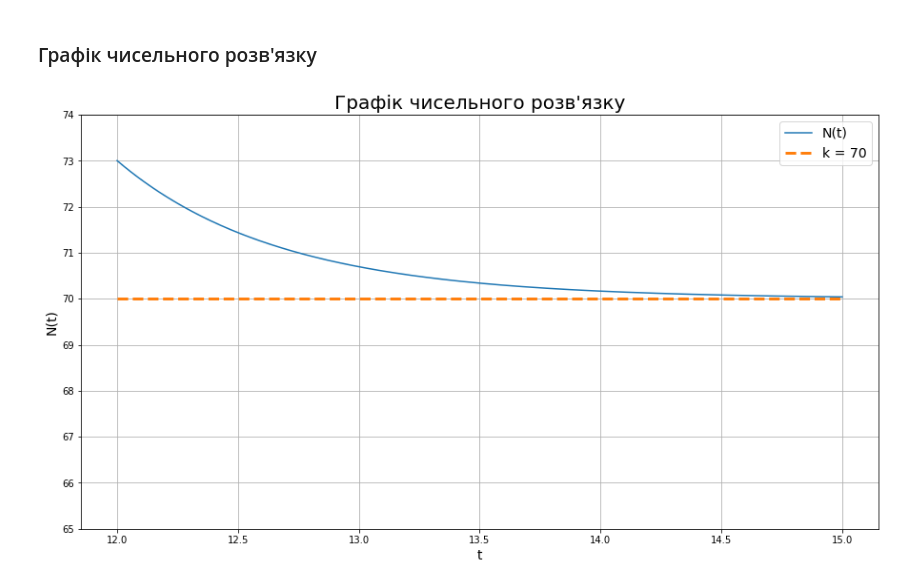
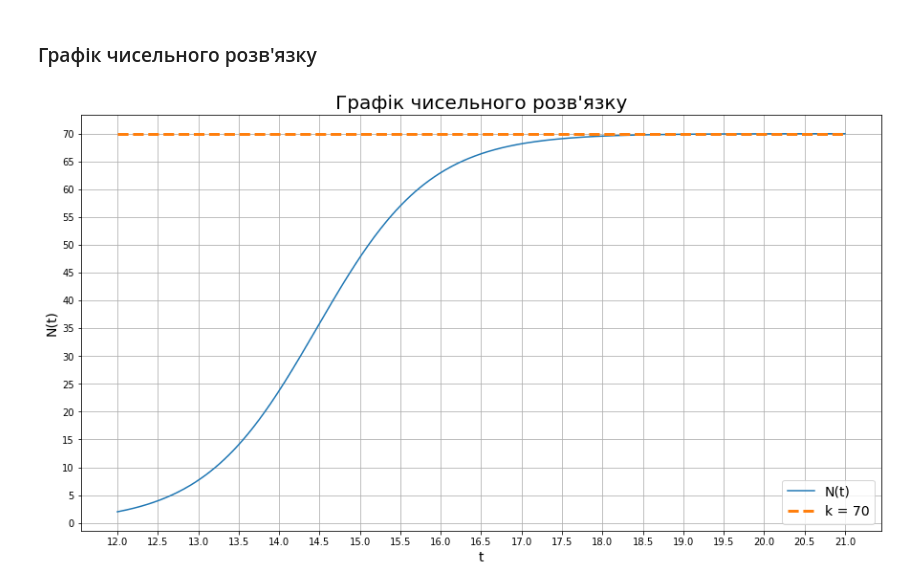
Before and after one commit to Karabiy/kpi, a Jupyter notebook: modeling/Lab5.ipynb, the cells around one changed output. Cells and saved outputs as stored; diff of their text form; code cells hidden in the pictures.

```diff
--- a/modeling/Lab5.ipynb
+++ b/modeling/Lab5.ipynb
@@ -98,6 +98,7 @@ eq
 ### Аналітичний розв'язок
 # %%
 res = dsolve(eq, hint='Bernoulli')
+N_0 = 2
 constant = solve((res.subs(t,t_0).subs(N(t_0),N_0),),{C1})
 N_t = expand(res.subs(constant))
 N_t
@@ -110,7 +111,7 @@ def equation(N, t, r, k):
     dNdt = r*N*(1-N/k)
     return dNdt
 # %%
-time = np.linspace(t_0, 15, 601)
+time = np.linspace(t_0, 21, 601)
 N_numerical = odeint(equation, N_0, time, args=(r,k))
 N_numerical = N_numerical[:,0]
 d = {'N(t)': {}}
@@ -143,14 +144,14 @@ plt.show()
 # %%
 plt.figure(figsize=(15,8))
 plt.title("Графік чисельного розв\'язку", fontsize=20)
 plt.plot(time, N_numerical, label='N(t)')
 plt.plot(time, [k]*time.shape[0], '--', label='k = {}'.format(k), linewidth=3.0)
 plt.grid()
-plt.xticks(np.arange(t_0, 15.5, 0.5))
-plt.yticks(np.arange(65, 75, 1))
+plt.xticks(np.arange(t_0, 21.5, 0.5))
+plt.yticks(np.arange(0, 75, 5))
 plt.xlabel('t', fontsize=14)
 plt.ylabel('N(t)', fontsize=14)
 plt.legend(fontsize=14)
 plt.show()
 # %% [output]
-[figure, old version]
+[figure, new version]
```
Also changed, not shown: parts of 6 cells of this notebook.
